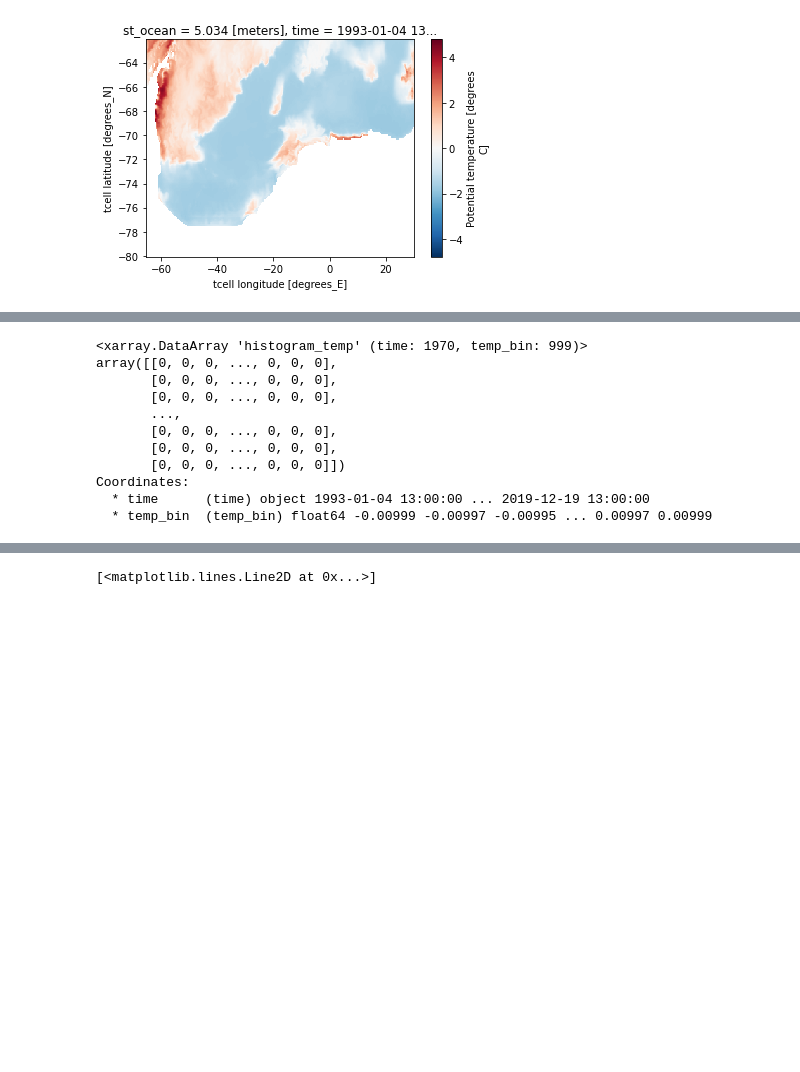
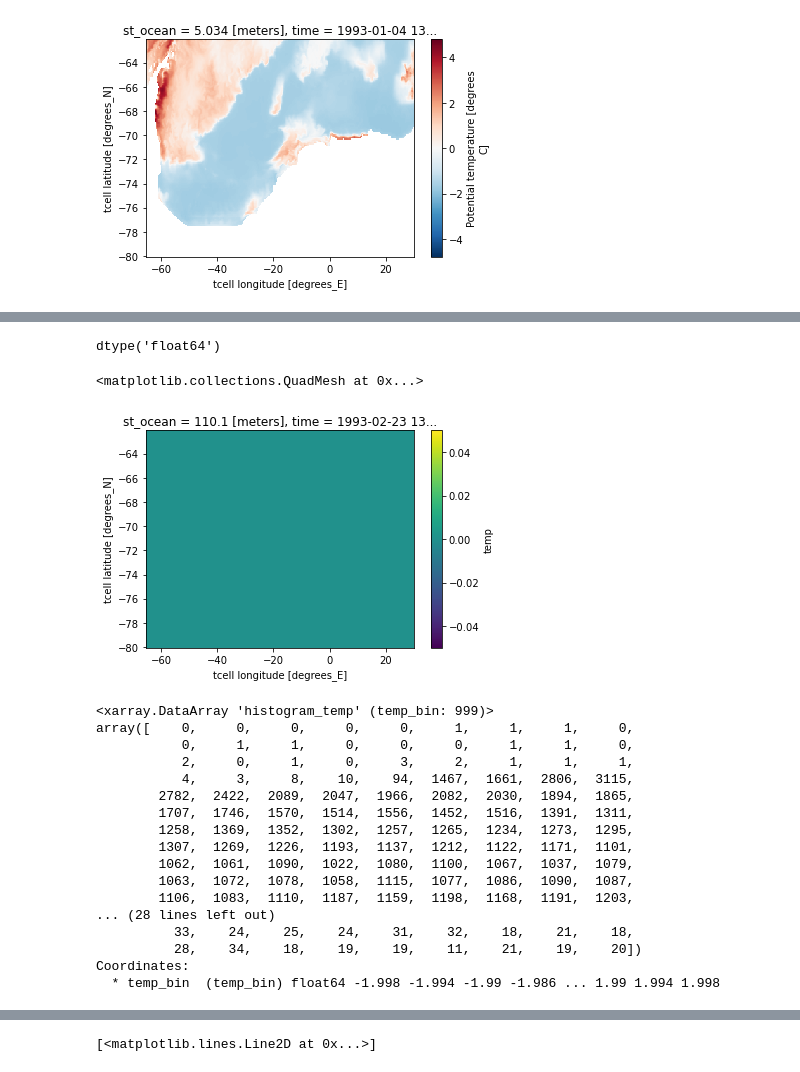
Before and after one commit to ocean-transport/WMT-project, a Jupyter notebook: SODA/model-validation-SODA.ipynb, the cells around one changed output, grey strips where cells are left out. Saved outputs shown, nothing was run; the diff lists cells and outputs as text; code cells hidden in the pictures; blank space fills up the shorter version.

```diff
--- a/SODA/model-validation-SODA.ipynb
+++ b/SODA/model-validation-SODA.ipynb
@@ -211,17 +252,32 @@ new_mask_timeseries = new_mask.sum(("yt_ocean", "xt_ocean", "st_ocean")).compute
+# %%
+new_mask.dtype
+# %% [output]
+dtype('float64')
+# %%
+new_mask[10].plot()
+# %% [output]
+<matplotlib.collections.QuadMesh at 0x...>
+[figure, added]
 # %%
-t_bins = np.linspace(-0.01, 0.01, 1000)
-t_hist_newmask = histogram(ds_wg.temp.where(new_mask), bins=[t_bins], dim=("yt_ocean", "xt_ocean", "st_ocean")).compute()
+t_bins = np.linspace(-2, 2, 1000)
+t_hist_newmask = histogram(ds_wg.temp.isel(time=10).where(new_mask), bins=[t_bins], dim=("yt_ocean", "xt_ocean", "st_ocean")).compute()
 t_hist_newmask
 # %% [output]
-<xarray.DataArray 'histogram_temp' (time: 1970, temp_bin: 999)>
-array([[0, 0, 0, ..., 0, 0, 0],
-       [0, 0, 0, ..., 0, 0, 0],
-       [0, 0, 0, ..., 0, 0, 0],
-       ...,
-       [0, 0, 0, ..., 0, 0, 0],
-       [0, 0, 0, ..., 0, 0, 0],
-       [0, 0, 0, ..., 0, 0, 0]])
+<xarray.DataArray 'histogram_temp' (temp_bin: 999)>
+array([    0,     0,     0,     0,     0,     1,     1,     1,     0,
+           0,     1,     1,     0,     0,     0,     1,     1,     0,
+           2,     0,     1,     0,     3,     2,     1,     1,     1,
+           4,     3,     8,    10,    94,  1467,  1661,  2806,  3115,
+        2782,  2422,  2089,  2047,  1966,  2082,  2030,  1894,  1865,
+        1707,  1746,  1570,  1514,  1556,  1452,  1516,  1391,  1311,
+        1258,  1369,  1352,  1302,  1257,  1265,  1234,  1273,  1295,
+        1307,  1269,  1226,  1193,  1137,  1212,  1122,  1171,  1101,
+        1062,  1061,  1090,  1022,  1080,  1100,  1067,  1037,  1079,
+        1063,  1072,  1078,  1058,  1115,  1077,  1086,  1090,  1087,
+        1106,  1083,  1110,  1187,  1159,  1198,  1168,  1191,  1203,
+... (28 lines left out)
+          33,    24,    25,    24,    31,    32,    18,    21,    18,
+          28,    34,    18,    19,    19,    11,    21,    19,    20])
 Coordinates:
-  * time      (time) object 1993-01-04 13:00:00 ... 2019-12-19 13:00:00
-  * temp_bin  (temp_bin) float64 -0.00999 -0.00997 -0.00995 ... 0.00997 0.00999
+  * temp_bin  (temp_bin) float64 -1.998 -1.994 -1.99 -1.986 ... 1.99 1.994 1.998
 # %%
```
Also changed, not shown: parts of 18 cells of this notebook.
